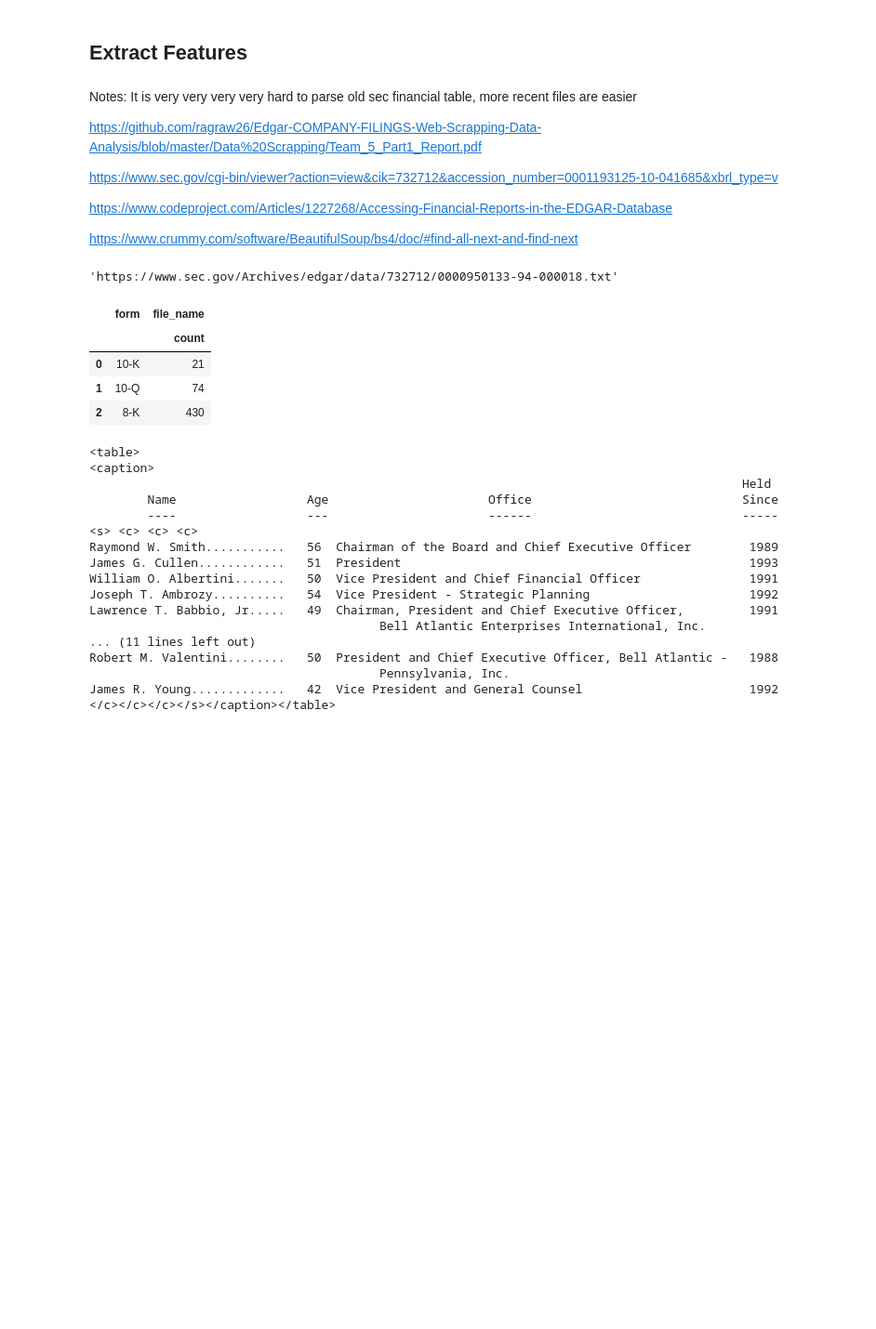
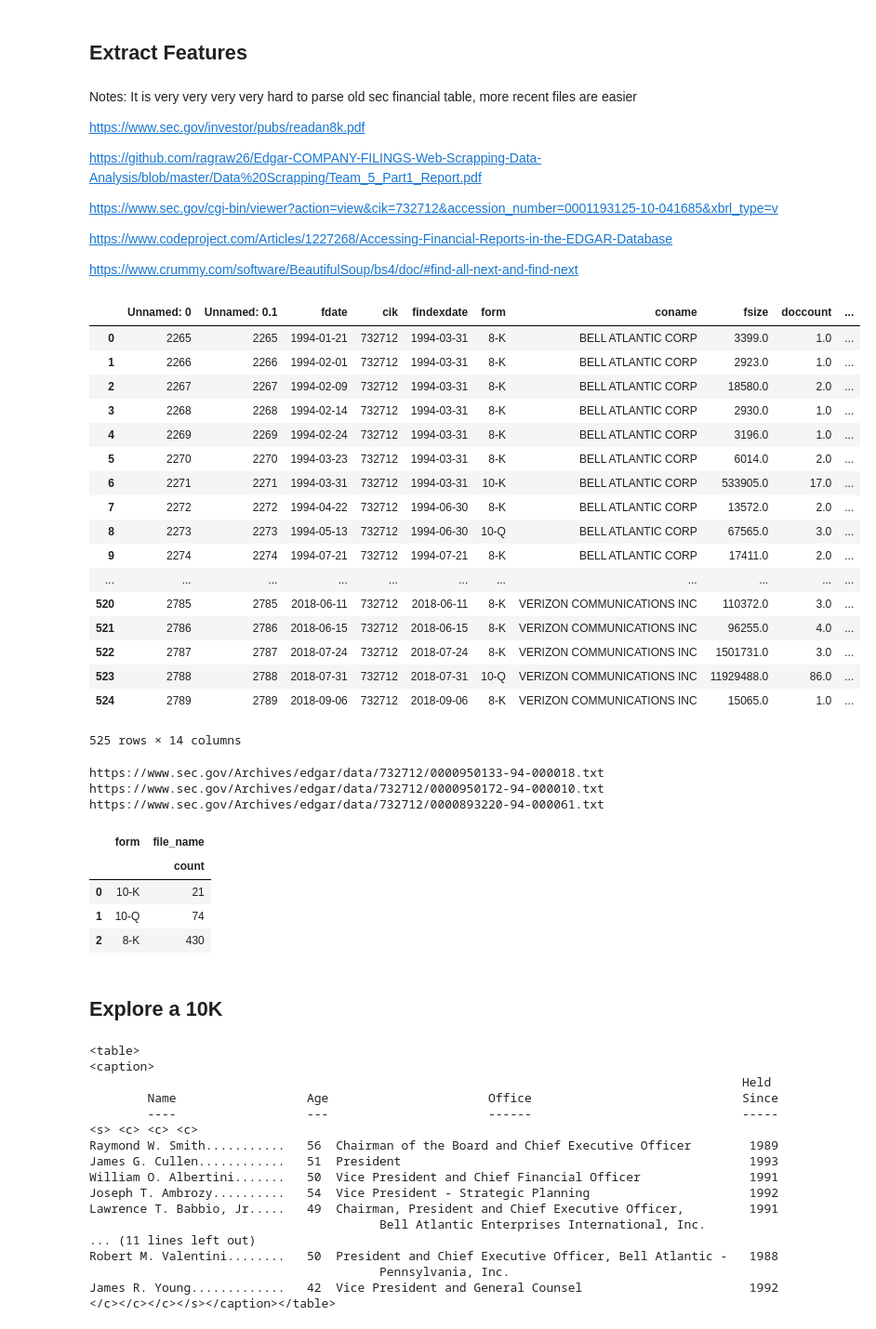
Before and after one commit to lihaoranharry/Capstone_Vanguard_NLP_Prediction, a Jupyter notebook: obtain_clean_and_extract_features_from_sec.ipynb, the cells around one changed output. Shown at 93% size. Cells and saved outputs as stored; diff of their text form; code cells hidden in the pictures; blank space fills up the shorter version.

```diff
--- a/obtain_clean_and_extract_features_from_sec.ipynb
+++ b/obtain_clean_and_extract_features_from_sec.ipynb
@@ -199,6 +471,8 @@ table2
 # %% [markdown]
 Notes:
 It is very very very very hard to parse old sec financial table, more recent files are easier
+
+https://www.sec.gov/investor/pubs/readan8k.pdf
 
 https://github.com/ragraw26/Edgar-COMPANY-FILINGS-Web-Scrapping-Data-Analysis/blob/master/Data%20Scrapping/Team_5_Part1_Report.pdf
 
@@ -207,10 +481,35 @@ https://www.sec.gov/cgi-bin/viewer?action=view&cik=732712&accession_number=00011
 https://www.codeproject.com/Articles/1227268/Accessing-Financial-Reports-in-the-EDGAR-Database
 
 https://www.crummy.com/software/BeautifulSoup/bs4/doc/#find-all-next-and-find-next
-# %%
-cleaned_verizon_data[cleaned_verizon_data['form']=='8-K']['sec_full_path'][0]
-# %% [output]
-'https://www.sec.gov/Archives/edgar/data/732712/0000950133-94-000018.txt'
+# %%
+cleaned_verizon_data
+# %% [output]
+|  | Unnamed: 0 | Unnamed: 0.1 | fdate | cik | findexdate | form | coname | fsize | doccount | ... |
+| 0 | 2265 | 2265 | 1994-01-21 | 732712 | 1994-03-31 | 8-K | BELL ATLANTIC CORP | 3399.0 | 1.0 | ... |
+| 1 | 2266 | 2266 | 1994-02-01 | 732712 | 1994-03-31 | 8-K | BELL ATLANTIC CORP | 2923.0 | 1.0 | ... |
+| 2 | 2267 | 2267 | 1994-02-09 | 732712 | 1994-03-31 | 8-K | BELL ATLANTIC CORP | 18580.0 | 2.0 | ... |
+| 3 | 2268 | 2268 | 1994-02-14 | 732712 | 1994-03-31 | 8-K | BELL ATLANTIC CORP | 2930.0 | 1.0 | ... |
+| 4 | 2269 | 2269 | 1994-02-24 | 732712 | 1994-03-31 | 8-K | BELL ATLANTIC CORP | 3196.0 | 1.0 | ... |
+| 5 | 2270 | 2270 | 1994-03-23 | 732712 | 1994-03-31 | 8-K | BELL ATLANTIC CORP | 6014.0 | 2.0 | ... |
+| 6 | 2271 | 2271 | 1994-03-31 | 732712 | 1994-03-31 | 10-K | BELL ATLANTIC CORP | 533905.0 | 17.0 | ... |
+| 7 | 2272 | 2272 | 1994-04-22 | 732712 | 1994-06-30 | 8-K | BELL ATLANTIC CORP | 13572.0 | 2.0 | ... |
+| 8 | 2273 | 2273 | 1994-05-13 | 732712 | 1994-06-30 | 10-Q | BELL ATLANTIC CORP | 67565.0 | 3.0 | ... |
+| 9 | 2274 | 2274 | 1994-07-21 | 732712 | 1994-07-21 | 8-K | BELL ATLANTIC CORP | 17411.0 | 2.0 | ... |
+| ... | ... | ... | ... | ... | ... | ... | ... | ... | ... | ... |
+| 520 | 2785 | 2785 | 2018-06-11 | 732712 | 2018-06-11 | 8-K | VERIZON COMMUNICATIONS INC | 110372.0 | 3.0 | ... |
+| 521 | 2786 | 2786 | 2018-06-15 | 732712 | 2018-06-15 | 8-K | VERIZON COMMUNICATIONS INC | 96255.0 | 4.0 | ... |
+| 522 | 2787 | 2787 | 2018-07-24 | 732712 | 2018-07-24 | 8-K | VERIZON COMMUNICATIONS INC | 1501731.0 | 3.0 | ... |
+| 523 | 2788 | 2788 | 2018-07-31 | 732712 | 2018-07-31 | 10-Q | VERIZON COMMUNICATIONS INC | 11929488.0 | 86.0 | ... |
+| 524 | 2789 | 2789 | 2018-09-06 | 732712 | 2018-09-06 | 8-K | VERIZON COMMUNICATIONS INC | 15065.0 | 1.0 | ... |
+525 rows × 14 columns
+# %%
+print(cleaned_verizon_data[cleaned_verizon_data['form']=='8-K']['sec_full_path'][0])
+print(cleaned_verizon_data[cleaned_verizon_data['form']=='8-K']['sec_full_path'][1])
+print(cleaned_verizon_data[cleaned_verizon_data['form']=='8-K']['sec_full_path'][2])
+# %% [output]
+https://www.sec.gov/Archives/edgar/data/732712/0000950133-94-000018.txt
+https://www.sec.gov/Archives/edgar/data/732712/0000950172-94-000010.txt
+https://www.sec.gov/Archives/edgar/data/732712/0000893220-94-000061.txt
 # %%
 cleaned_verizon_data[['file_name','form']]\
 .groupby(['form'])\
@@ -222,6 +521,8 @@ cleaned_verizon_data[['file_name','form']]\
 | 0 | 10-K | 21 |
 | 1 | 10-Q | 74 |
 | 2 | 8-K | 430 |
+# %% [markdown]
+## Explore a 10K
 # %%
 test_html = 'https://www.sec.gov/Archives/edgar/data/732712/0000950109-94-000587.txt'
 test_file = request.urlopen(test_html).read().decode('utf8')
```
Also changed, not shown: parts of 31 cells of this notebook, 1 other file.
